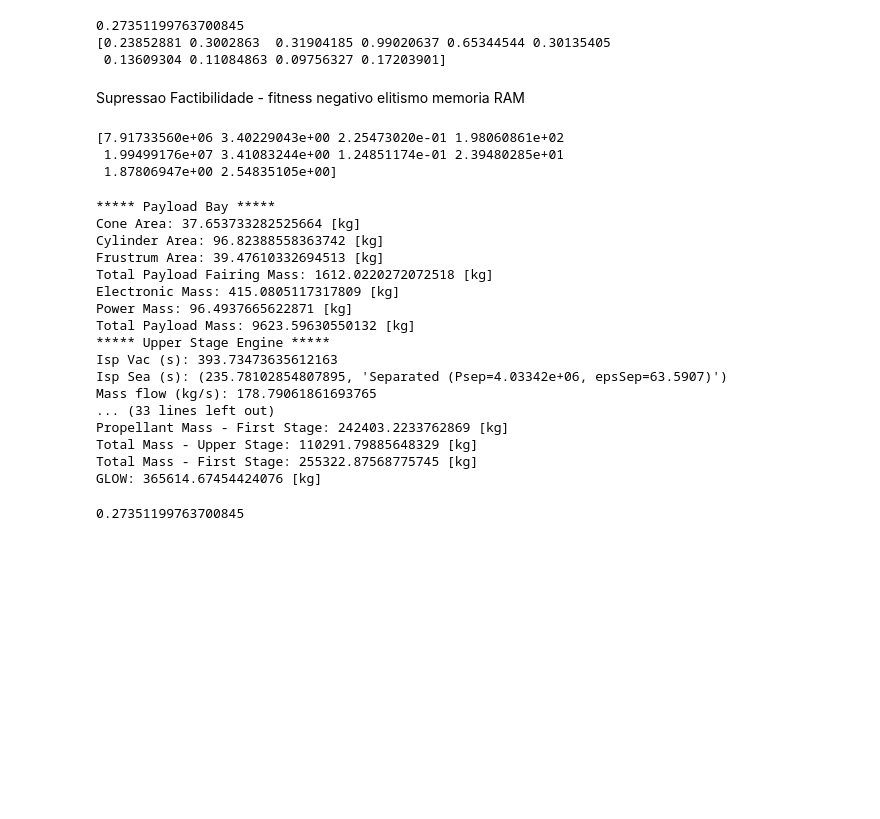
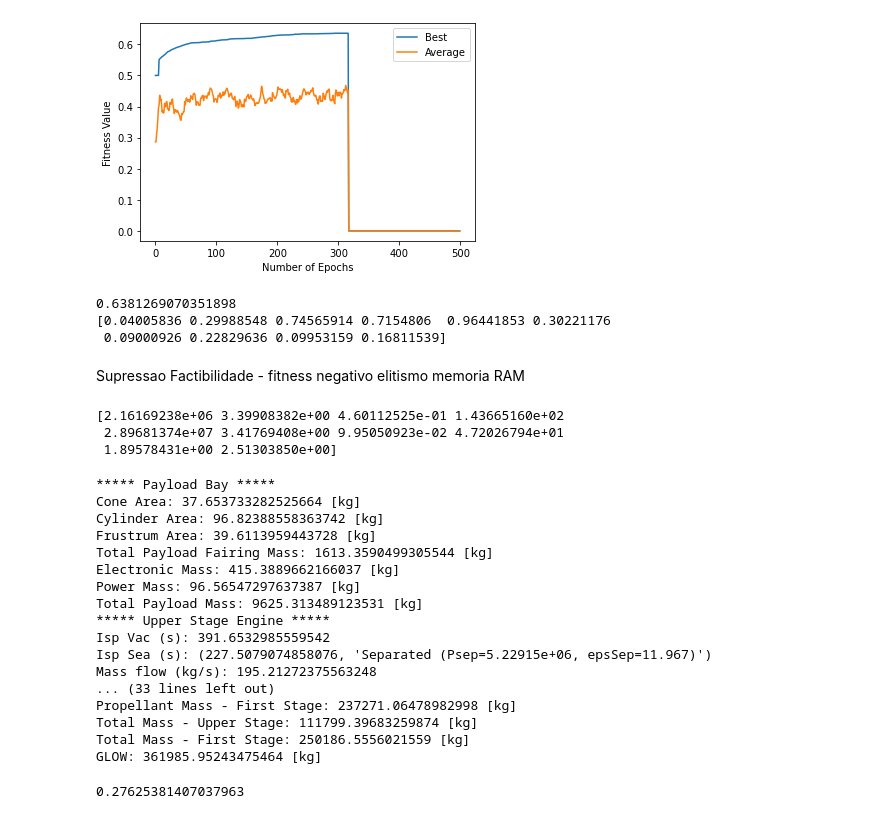
Before and after one commit to pdcos/rocket_optimization_implementation, a Jupyter notebook: optainet_benchmark.ipynb, the cells around one changed output. Cells and saved outputs as stored; diff of their text form; code cells hidden in the pictures; blank space fills up the shorter version.

```diff
--- a/optainet_benchmark.ipynb
+++ b/optainet_benchmark.ipynb
@@ -19,18 +19,18 @@ fitness_func_class = rocket_fitness.calc_fitness
 # - supression_threshold = 2
 
 opt_ai_net = OptAiNet(
-                num_epochs=1000,
+                num_epochs=500,
                 pop_size=20,
                 Nc=4,
                 chrom_length=10,
-                clone_threshold=0.1,
-                supression_threshold=2,
-                newcomers_percentage=0.4,
+                clone_threshold=0.05,
+                supression_threshold=0.8,
+                newcomers_percentage=0.2,
                 beta=100,
                 value_ranges=bound_values,
                 fitness_func=fitness_func_class,
                 verbose=True,
-                eval_every=25
+                eval_every=10
             )
 
 best_solutions = opt_ai_net.fit()
@@ -52,11 +66,15 @@ Epoch 275: Best: 0.2256979220660337, Average: 0.2256979220660337
+# %%
+opt_ai_net.plot()
+# %% [output]
+[figure, added]
 # %%
 # Por que grafico acima perdeu o pico?
 print(opt_ai_net.best_solution_fitness)
 print(opt_ai_net.best_solution)
 # %% [output]
-0.27351199763700845
-[0.23852881 0.3002863  0.31904185 0.99020637 0.65344544 0.30135405
- 0.13609304 0.11084863 0.09756327 0.17203901]
+0.6381269070351898
+[0.04005836 0.29988548 0.74565914 0.7154806  0.96441853 0.30221176
+ 0.09000926 0.22829636 0.09953159 0.16811539]
 # %% [markdown]
 Supressao
 Factibilidade - fitness negativo
@@ -68,27 +86,27 @@ max_mat = bound_values.T[1,:]
 best_sol_denorm = opt_ai_net.best_solution * (max_mat - min_mat) + min_mat
 print(best_sol_denorm)
 # %% [output]
-[7.91733560e+06 3.40229043e+00 2.25473020e-01 1.98060861e+02
- 1.99499176e+07 3.41083244e+00 1.24851174e-01 2.39480285e+01
- 1.87806947e+00 2.54835105e+00]
+[2.16169238e+06 3.39908382e+00 4.60112525e-01 1.43665160e+02
+ 2.89681374e+07 3.41769408e+00 9.95050923e-02 4.72026794e+01
+ 1.89578431e+00 2.51303850e+00]
 # %%
 fitness_func(best_sol_denorm, verbose=True)
 # %% [output]
 ***** Payload Bay *****
 Cone Area: 37.653733282525664 [kg]
 Cylinder Area: 96.82388558363742 [kg]
-Frustrum Area: 39.47610332694513 [kg]
-Total Payload Fairing Mass: 1612.0220272072518 [kg]
-Electronic Mass: 415.0805117317809 [kg]
-Power Mass: 96.4937665622871 [kg]
-Total Payload Mass: 9623.59630550132 [kg]
+Frustrum Area: 39.6113959443728 [kg]
+Total Payload Fairing Mass: 1613.3590499305544 [kg]
+Electronic Mass: 415.3889662166037 [kg]
+Power Mass: 96.56547297637387 [kg]
+Total Payload Mass: 9625.313489123531 [kg]
 ***** Upper Stage Engine *****
-Isp Vac (s): 393.73473635612163
-Isp Sea (s): (235.78102854807895, 'Separated (Psep=4.03342e+06, epsSep=63.5907)')
-Mass flow (kg/s): 178.79061861693765
+Isp Vac (s): 391.6532985559542
+Isp Sea (s): (227.5079074858076, 'Separated (Psep=5.22915e+06, epsSep=11.967)')
+Mass flow (kg/s): 195.21272375563248
 ... (33 lines left out)
-Propellant Mass - First Stage: 242403.2233762869 [kg]
-Total Mass - Upper Stage: 110291.79885648329 [kg]
-Total Mass - First Stage: 255322.87568775745 [kg]
-GLOW: 365614.67454424076 [kg]
+Propellant Mass - First Stage: 237271.06478982998 [kg]
+Total Mass - Upper Stage: 111799.39683259874 [kg]
+Total Mass - First Stage: 250186.5556021559 [kg]
+GLOW: 361985.95243475464 [kg]
-0.27351199763700845
+0.27625381407037963
```
Also changed, not shown: parts of 2 cells of this notebook, 3 other files.
